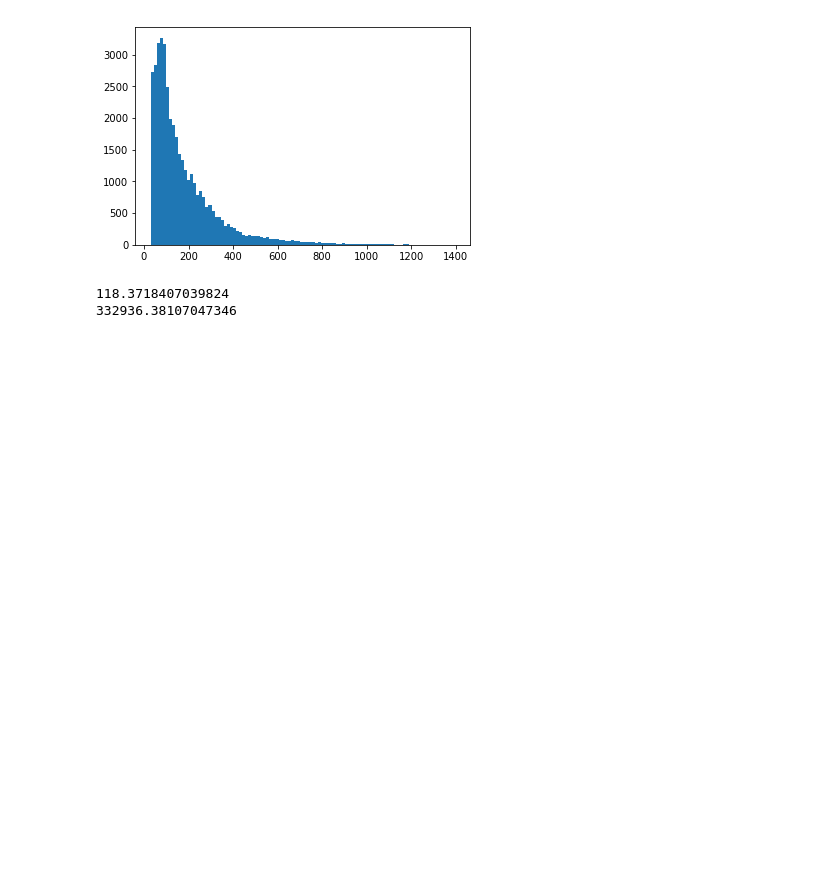
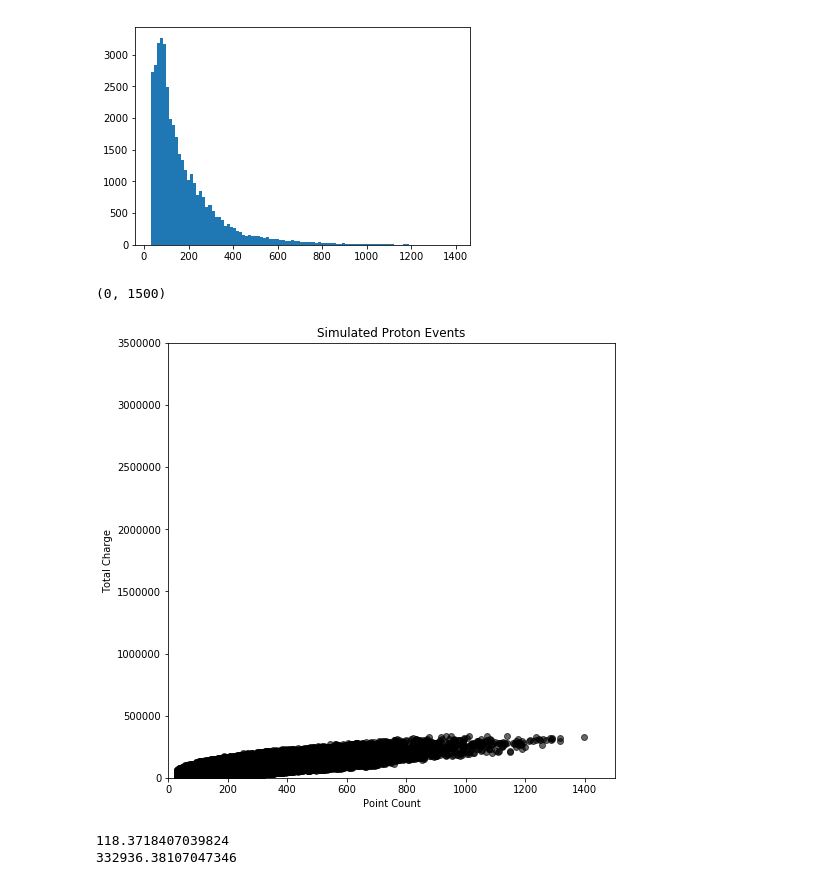
Before and after one commit to jtaylorz/attpc-event-classification, a Jupyter notebook: jupyter-notebooks/real-data-work/Visualize_PointCount.ipynb, the cells around one changed output. Cells and saved outputs as stored; diff of their text form; code cells hidden in the pictures; blank space fills up the shorter version.

```diff
--- a/jupyter-notebooks/real-data-work/Visualize_PointCount.ipynb
+++ b/jupyter-notebooks/real-data-work/Visualize_PointCount.ipynb
@@ -49,6 +49,23 @@ plt.hist(p_pt_counts, bins=100)
         1369.66, 1383.33, 1397.  ]),
  <a list of 100 Patch objects>)
 [figure]
+# %%
+plt.figure(figsize=(8,8))
+p = plt.scatter(p_pt_counts, p_totalcharge, marker='o', c='black', alpha=0.6)
+#C = plt.scatter(C_sim_count, C_sim_charge, marker='s', c='red', alpha=0.1)
+#junk = plt.scatter(junk_sim_count, junk_sim_charge, marker='^', c='black', alpha=0.6)
+
+plt.title("Simulated Proton Events")
+plt.xlabel("Point Count")
+plt.ylabel("Total Charge")
+#plt.legend((p, C, junk), ('proton', 'carbon', 'junk'), loc='upper right')
+#plt.legend((p, junk), ('proton', 'junk'), loc='upper right')
+
+plt.ylim((0,3500000))
+plt.xlim((0,1500))
+# %% [output]
+(0, 1500)
+[figure, added]
 # %%
 hdfpath = '../../data/tilt/C_40000_tilt_largeEvts.h5'
 C_simfile = pytpc.HDFDataFile(hdfpath, 'r')
```
Also changed, not shown: parts of 5 cells of this notebook, 3 other files.
